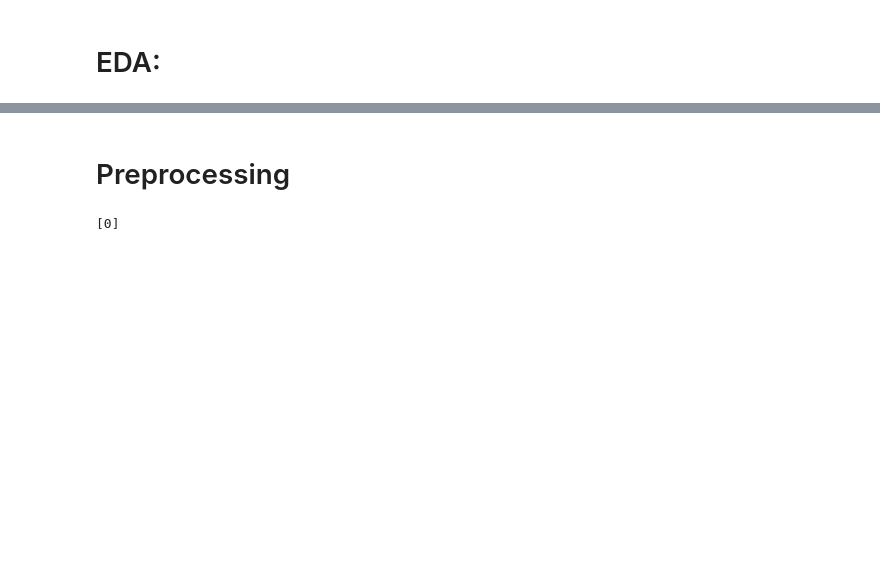
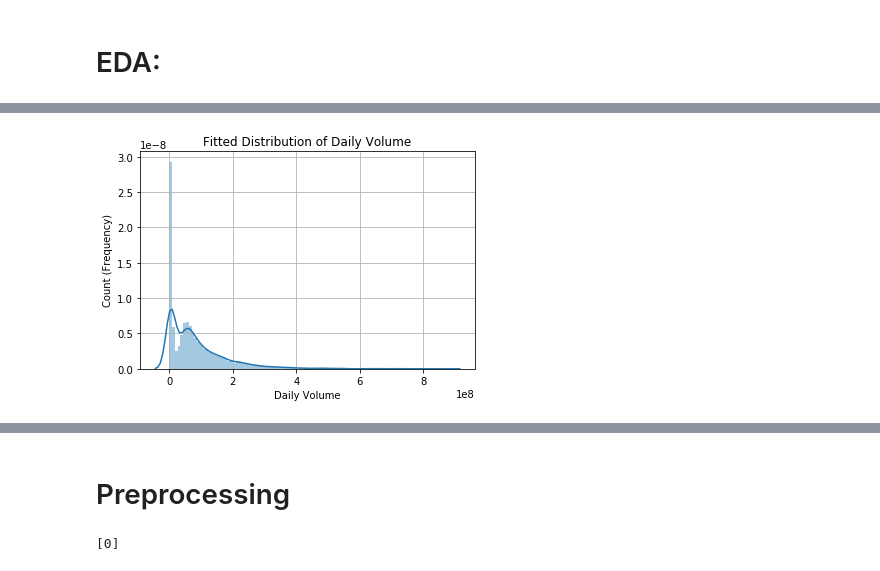
Before and after one commit to bourne2invest/AlgoTrading, a Jupyter notebook: notebooks/Market-Close_Binary-Predictor.ipynb, the cells around one changed output, grey strips where cells are left out. Saved outputs shown, nothing was run; the diff lists cells and outputs as text; code cells hidden in the pictures; blank space fills up the shorter version.

```diff
--- a/notebooks/Market-Close_Binary-Predictor.ipynb
+++ b/notebooks/Market-Close_Binary-Predictor.ipynb
@@ -55,0 +68,10 @@ plt.show()
+# %%
+sns.distplot(sp_df.Volume, bins=100)
+plt.xlabel('Daily Volume')
+plt.ylabel('Count (Frequency)')
+plt.title('Fitted Distribution of Daily Volume')
+plt.grid()
+plt.show()
+# TODO? check how to change scale
+# %% [output]
+[figure, added]
```
Also changed, not shown: parts of 20 cells of this notebook.
